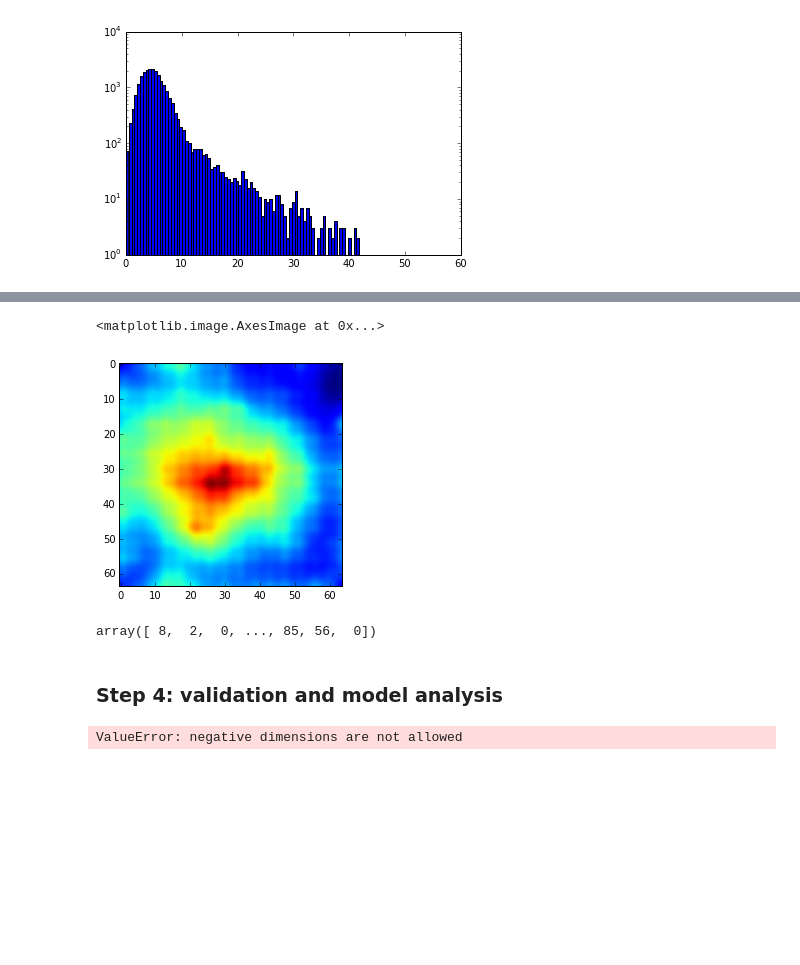
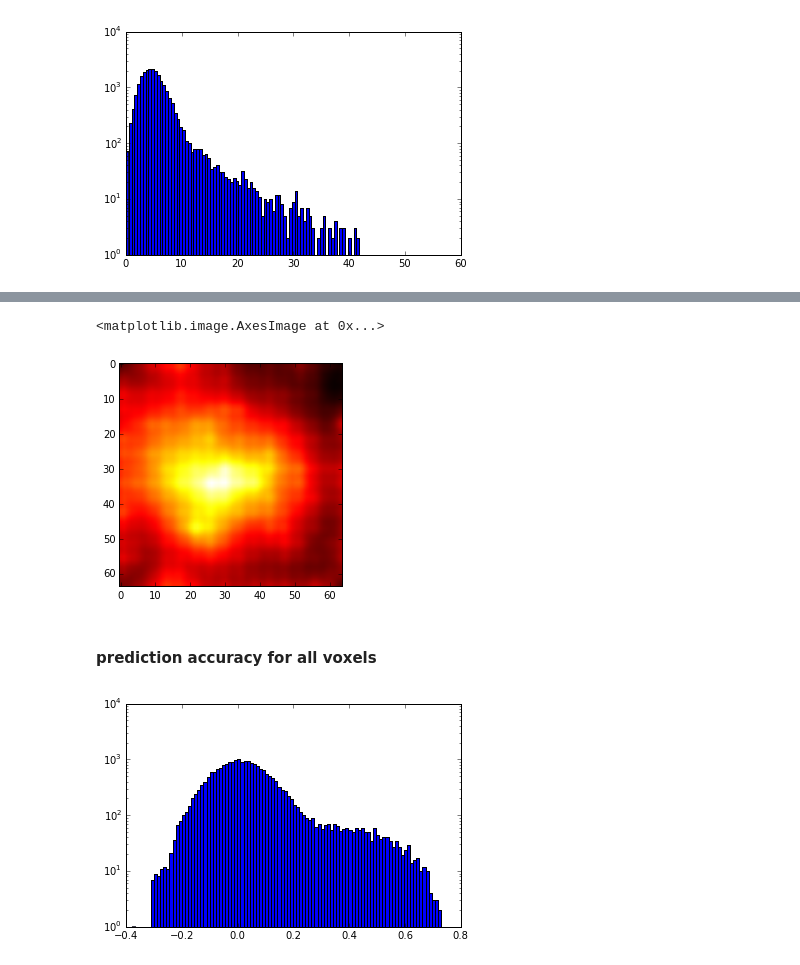
Before and after one commit to ChangdeDu/hrf_fitting, a Jupyter notebook: scripts/feature_weighted_crcns.ipynb, the cells around one changed output, grey strips where cells are left out. Drawn from its saved outputs; the diff is of its cells as text; code cells hidden in the pictures; blank space fills up the shorter version.

```diff
--- a/scripts/feature_weighted_crcns.ipynb
+++ b/scripts/feature_weighted_crcns.ipynb
@@ -571,12 +550,8 @@ _=plt.hist(frf,2048)
 # %%
-plt.imshow(np.sum(rf_stack[frf,:,:], axis=0))
+plt.imshow(np.sum(rf_stack[frf,:,:], axis=0), cmap='hot')
 # %% [output]
 <matplotlib.image.AxesImage at 0x...>
-[figure, old version]
+[figure, new version]
-# %%
-np.bincount(frf,minlength=2048)
-# %% [output]
-array([ 8,  2,  0, ..., 85, 56,  0])
-# %% [markdown]
-### Step 4:  validation and model analysis
+# %% [markdown]
+#### prediction accuracy for all voxels
 # %%
@@ -585,8 +560,7 @@ val_voxel_data = voxel_data[valIdx,0:nvox]
 val_model_space = model_space[:,valIdx,:]
 # %%
-pred = np.zeros((Tval,nvox))
-for v in range(nvox):
+##generate predictions one voxel at a time
+pred = np.zeros((Tval,V))
+for v in range(V-1):  ##<<some kind of bug in training function, last voxel getting skipped.
     pred[:,v] = np.squeeze(bigmult(val_model_space[np.newaxis,frf[v],:,:],
                                    ffw[np.newaxis,:,v, np.newaxis]))
-# %% [output]
-ValueError: negative dimensions are not allowed
@@ -605,0 +574,6 @@ _=plt.hist(val_cc,100)
+# %%
+##histogram of prediction accuracy, all voxels
+_=plt.hist(val_cc,100)
+plt.yscale('log')
+# %% [output]
+[figure, added]
```
Also changed, not shown: parts of 26 cells of this notebook, 3 other files.
